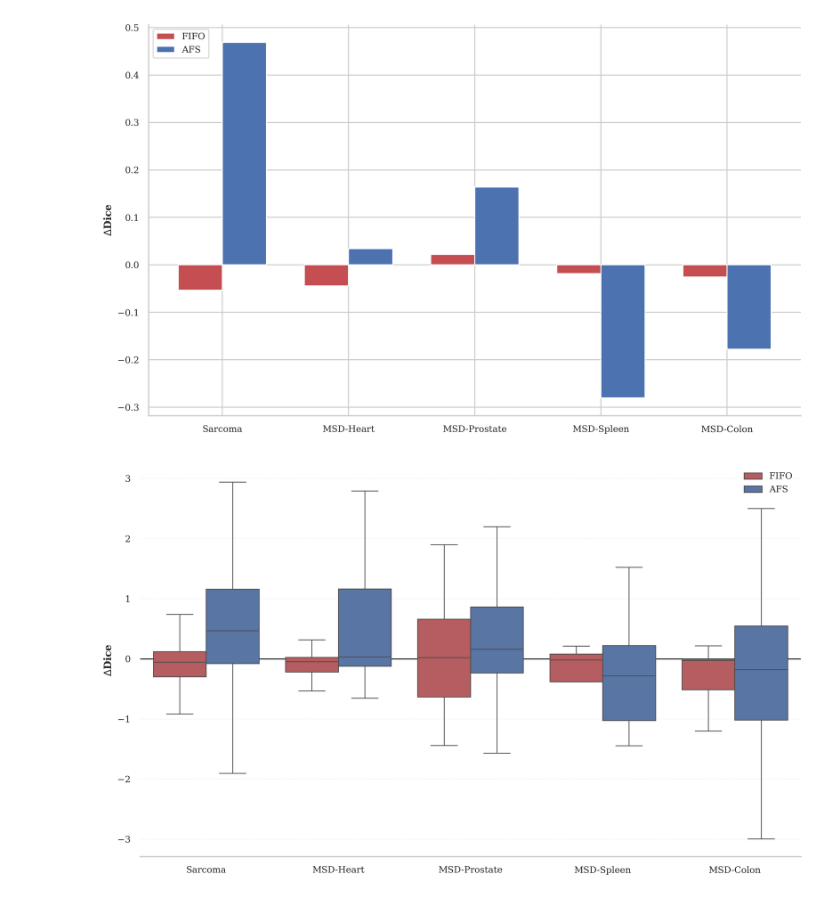
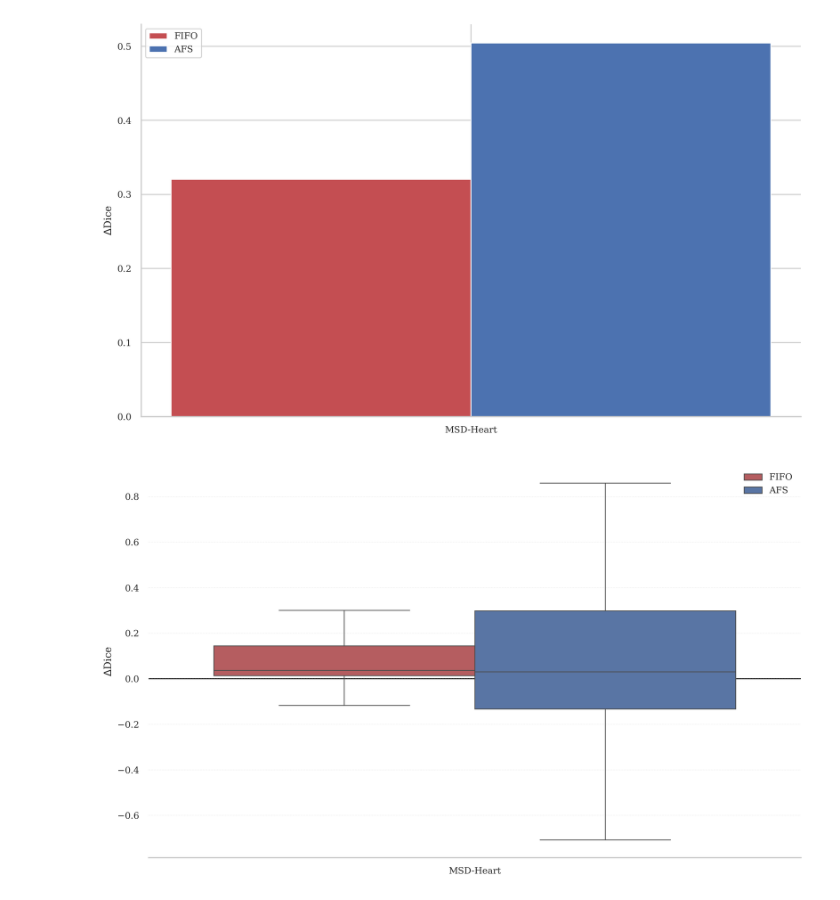
Before and after one commit to UreMine02/DQN-MedSAM2, a Jupyter notebook: ablation_ppo.ipynb, the cells around one changed output. Drawn from its saved outputs; the diff is of its cells as text; code cells hidden in the pictures.

Commit message:
ablation

```diff
--- a/ablation_ppo.ipynb
+++ b/ablation_ppo.ipynb
@@ -8,17 +8,16 @@ import os
 import seaborn as sns
 # %%
 paths = {
+    # "Sarcoma+AFS": "output/sarcoma+icl+ppo+long_horizon+no_augment/2026-04-10-19-46-46/sarcoma__agentTrue_ablation.csv",
+    # "Sarcoma+FIFO": "output/sarcoma+icl+no_agent+long_horizon+no_augment/2026-04-10-19-47-31/sarcoma__agentFalse_ablation.csv",
     "MSD-Heart+FIFO":"output/msd_task02+no_agent+icl+no_augment/2026-04-03-19-32-08/msd_Task02_agentFalse_ablation.csv",
-    "MSD-Heart+AFS":"output/msd_task02+icl+ppo+skip_penalty+long_horizon+no_augment/2026-04-08-08-07-00/msd_Task02_agentTrue_ablation.csv",
-    "Sarcoma+AFS": "output/sarcoma+icl+ppo+long_horizon+no_augment/2026-04-10-19-46-46/sarcoma__agentTrue_ablation.csv",
-    "Sarcoma+FIFO": "output/sarcoma+icl+no_agent+long_horizon+no_augment/2026-04-10-19-47-31/sarcoma__agentFalse_ablation.csv",
-    # "Sarcoma+FIFO": "output/sarcoma+icl+ppo+long_horizon+no_augment/2026-04-10-19-46-46/sarcoma__agentFalse_ablation.csv",
-    "MSD-Colon+FIFO":"output/msd_task10+icl+no_agent+long_horizon+no_augment/2026-04-12-15-52-38/msd_Task10_agentFalse_ablation.csv",
-    "MSD-Colon+AFS":"output/msd_task10+icl+ppo+long_horizon+no_augment/2026-04-17-18-39-30/msd_Task10_agentTrue_ablation.csv",
-    "MSD-Spleen+AFS":"output/msd_task09+icl+ppo+long_horizon+no_augment/2026-04-11-12-20-13/msd_Task09_agentTrue_ablation.csv",
-    "MSD-Spleen+FIFO": "output/msd_task09+icl+no_agent+long_horizon+no_augment/2026-04-11-12-19-00/msd_Task09_agentFalse_ablation.csv",
-    "MSD-Prostate+FIFO":"output/msd_task05+no_agent+long_horizon+no_augment/2026-04-13-18-04-27/msd_Task05_agentFalse_ablation.csv",
-    "MSD-Prostate+AFS":"output/msd_task05+ppo+long_horizon+no_augment/2026-04-13-14-13-19/msd_Task05_agentTrue_ablation.csv",
+    "MSD-Heart+AFS":"output/msd_task02+icl+grpo+lazy_pen1.0+long_horizon+flip_augment/2026-04-23-16-01-08/msd_Task02_agentTrue_ablation.csv",
+    # "MSD-Colon+FIFO":"output/msd_task10+icl+no_agent+long_horizon+no_augment/2026-04-12-15-52-38/msd_Task10_agentFalse_ablation.csv",
+    # "MSD-Colon+AFS":"output/msd_task10+icl+ppo+long_horizon+no_augment/2026-04-17-18-39-30/msd_Task10_agentTrue_ablation.csv",
+    # "MSD-Spleen+AFS":"output/msd_task09+icl+ppo+long_horizon+no_augment/2026-04-11-12-20-13/msd_Task09_agentTrue_ablation.csv",
+    # "MSD-Spleen+FIFO": "output/msd_task09+icl+no_agent+long_horizon+no_augment/2026-04-11-12-19-00/msd_Task09_agentFalse_ablation.csv",
+    # "MSD-Prostate+FIFO":"output/msd_task05+no_agent+long_horizon+no_augment/2026-04-13-18-04-27/msd_Task05_agentFalse_ablation.csv",
+    # "MSD-Prostate+AFS":"output/msd_task05+ppo+long_horizon+no_augment/2026-04-13-14-13-19/msd_Task05_agentTrue_ablation.csv",
 }
 # %%
 dfs = {}
@@ -62,7 +51,7 @@ for label, df in dfs.items():
                         continue
                     deltas.append(dices[f] - dice) # actual choice - other choices => higher means better
 
-                v = np.mean(deltas)
+                v = np.max(deltas)
 
             drop_delta.append(v * 100)
 
@@ -81,7 +70,7 @@ for label, df in dfs.items():
                     deltas.append(dices[f] - dice)  # actual choice - other choices => higher means better
 
                 if deltas:
-                    v = np.mean(deltas)
+                    v = np.max(deltas)
                 else:
                     v = 0
 
@@ -96,9 +85,10 @@ for dataset in np.unique([k.split("+")[0] for k in dfs.keys()]):
     fifo_df = dfs[dataset+"+FIFO"]
     join_df = rl_df.join(fifo_df, on=["vol_id", "obj_id", "frame_id"], lsuffix="_rl", rsuffix="_fifo")
     join_df['dice_diff'] = (join_df['dice_rl'] - join_df['dice_fifo']) * 100
+    join_df['attn_diff'] = join_df['min_attn_rl'] - join_df['min_attn_fifo']
     join_df = join_df[join_df["drop_frame_fifo"] != -1]
-    join_df = join_df[join_df['dice_diff'] > 1.0]
-    # join_df = join_df[(join_df['dice_diff'] > join_df['dice_diff'].quantile(0))]
+    join_df = join_df[(join_df['dice_diff'] > join_df['dice_diff'].quantile(0.5))]
+    # join_df = join_df[join_df['dice_diff'] < 5.0]
 
     # display(join_df)
     # print(join_df.loc[pd.MultiIndex.from_tuples([(30,1,65)], names=["vol_id","obj_id","frame_id"])]['delta_rl'].values[0])
@@ -161,37 +172,38 @@ plt.rcParams.update({
     "font.size": 10,
     "axes.labelsize": 10,
     "axes.titlesize": 12,
     "xtick.labelsize": 9,
     "ytick.labelsize": 9,
     "legend.fontsize": 9,
     "figure.dpi": 300
 })
 
 # Example data structure
-datasets = ['Sarcoma', 'MSD-Heart', 'MSD-Prostate', 'MSD-Spleen', 'MSD-Colon']
+# datasets = ['Sarcoma', 'MSD-Heart', 'MSD-Prostate', 'MSD-Spleen', 'MSD-Colon']
+datasets = ['MSD-Heart']
 # fifo_vals = [v.median() for k, v in mean_delta.items() if "FIFO" in k]
 # afs_vals = [v.median() for k, v in mean_delta.items() if "AFS" in k]
 
-fifo_vals = [mean_delta[d + "+FIFO"].median() for d in datasets]
-afs_vals = [mean_delta[d + "+AFS"].median() for d in datasets]
+fifo_vals = [mean_delta[d + "+FIFO"].mean() for d in datasets]
+afs_vals = [mean_delta[d + "+AFS"].mean() for d in datasets]
 
 
 # Plotting
 fig, ax = plt.subplots(figsize=(10, 6))
 width = 0.35
 x = range(len(datasets))
 
 ax.bar([i - width/2 for i in x], fifo_vals, width, label='FIFO', color='r')
 ax.bar([i + width/2 for i in x], afs_vals, width, label='AFS', color='b')
 ax.set_ylabel(r'$\Delta$Dice') # LaTeX formatting
 ax.set_xticks(x)
 ax.set_xticklabels(datasets)
 ax.legend(frameon=True, loc='upper left')
 sns.despine() # Removes unnecessary top/right borders
 plt.tight_layout()
 # plt.savefig("output/quantitative.pdf")
 # %% [output]
-[figure, old version]
+[figure, new version]
 # %%
 # Set publication-quality style
 sns.set_theme(style="whitegrid", font="DejaVu Sans", font_scale=1.2)
@@ -210,7 +222,9 @@ plt.rcParams.update({
 
 # 1. Setup synthetic data (simulating distributions around your previous means)
 np.random.seed(42)
-datasets = ['Sarcoma', 'MSD-Heart', 'MSD-Prostate', 'MSD-Spleen', 'MSD-Colon']
+# datasets = ['Sarcoma', 'MSD-Heart', 'MSD-Prostate', 'MSD-Spleen', 'MSD-Colon']
+
+datasets = ['MSD-Heart']
 
 data = []
 # Means from your previous chart
@@ -253,7 +267,7 @@ plt.tight_layout()
 # plt.savefig('output/quantitative-box.pdf', bbox_inches='tight')
 # plt.show()
 # %% [output]
-[figure, old version]
+[figure, new version]
 # %%
 import matplotlib.pyplot as plt
 import seaborn as sns
```
Also changed, not shown: parts of 6 cells of this notebook, 4 other files.
